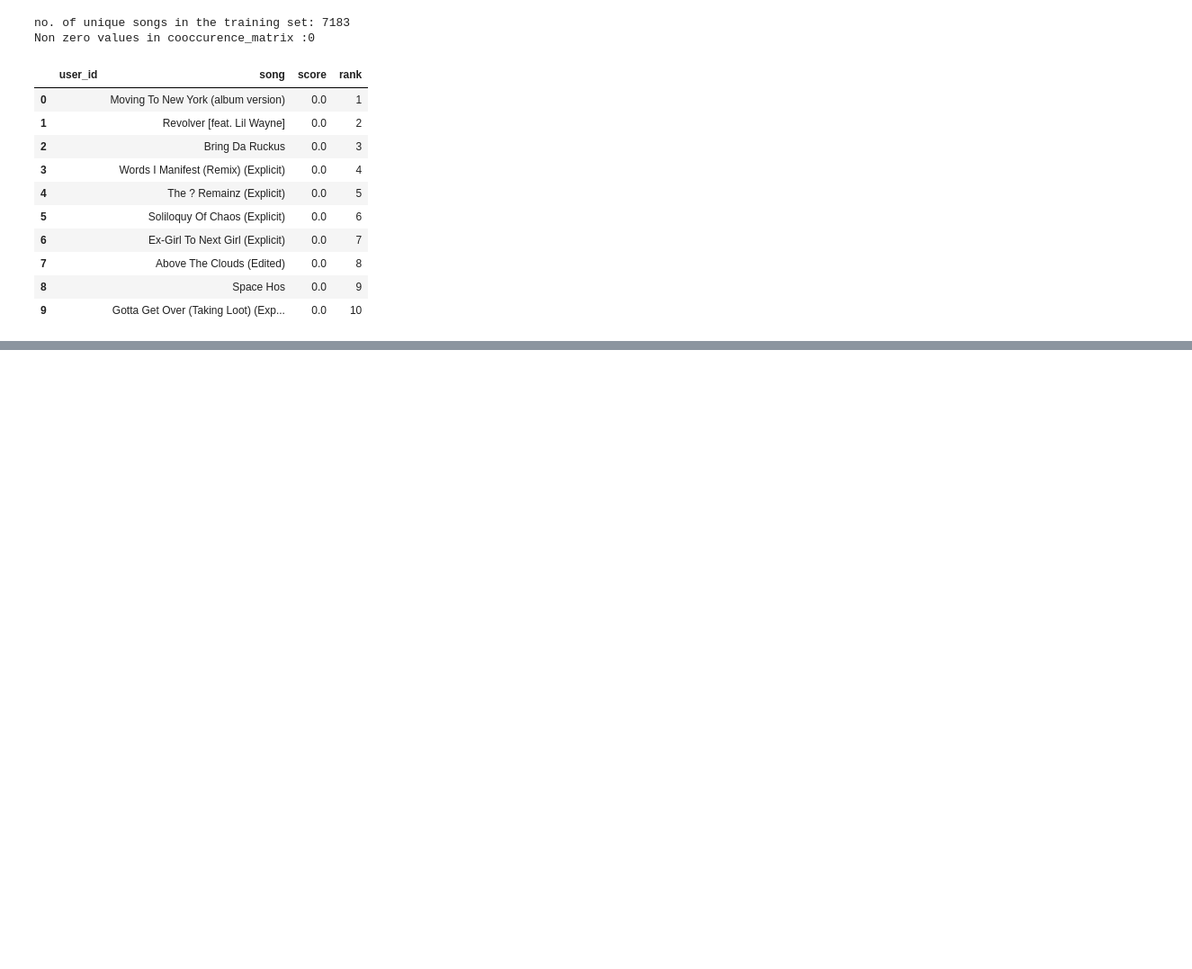
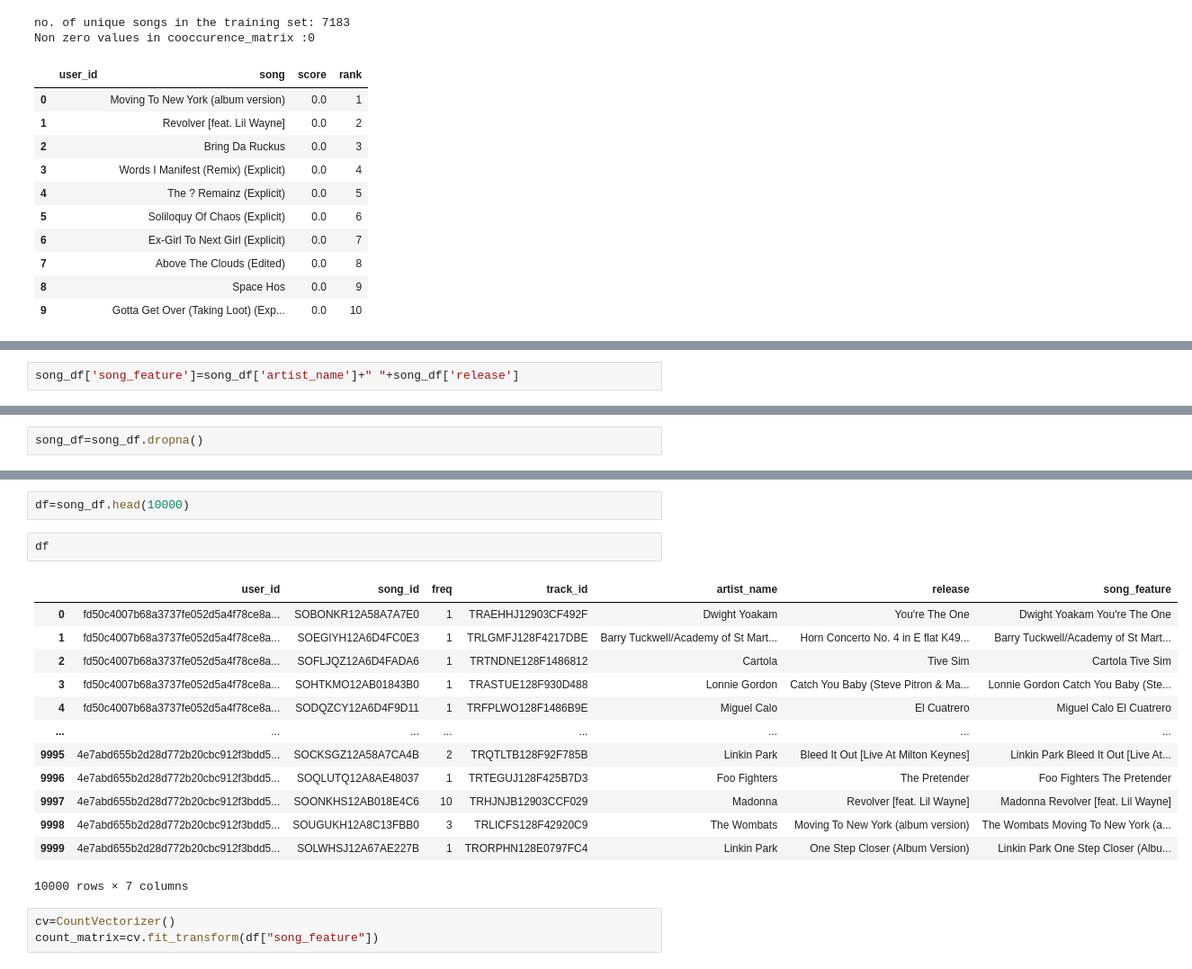
Before and after one commit to charithcherry/Innomatics_Internship_APR_21, a Jupyter notebook: Recommender System/Music_Rec_Sys.ipynb, the cells around one changed output, grey strips where cells are left out. Shown at 90% size. Drawn from its saved outputs; the diff is of its cells as text; blank space fills up the shorter version.

```diff
--- a/Recommender System/Music_Rec_Sys.ipynb
+++ b/Recommender System/Music_Rec_Sys.ipynb
@@ -711,0 +727,2 @@ Non zero values in cooccurence_matrix :0
+# %%
+song_df['song_feature']=song_df['artist_name']+" "+song_df['release']
@@ -711,0 +755,2 @@ Non zero values in cooccurence_matrix :0
+# %%
+song_df=song_df.dropna()
@@ -711,0 +769,21 @@ Non zero values in cooccurence_matrix :0
+# %%
+df=song_df.head(10000)
+# %%
+df
+# %% [output]
+|  | user_id | song_id | freq | track_id | artist_name | release | song_feature |
+| 0 | fd50c4007b68a3737fe052d5a4f78ce8a... | SOBONKR12A58A7A7E0 | 1 | TRAEHHJ12903CF492F | Dwight Yoakam | You're The One | Dwight Yoakam You're The One |
+| 1 | fd50c4007b68a3737fe052d5a4f78ce8a... | SOEGIYH12A6D4FC0E3 | 1 | TRLGMFJ128F4217DBE | Barry Tuckwell/Academy of St Mart... | Horn Concerto No. 4 in E flat K49... | Barry Tuckwell/Academy of St Mart... |
+| 2 | fd50c4007b68a3737fe052d5a4f78ce8a... | SOFLJQZ12A6D4FADA6 | 1 | TRTNDNE128F1486812 | Cartola | Tive Sim | Cartola Tive Sim |
+| 3 | fd50c4007b68a3737fe052d5a4f78ce8a... | SOHTKMO12AB01843B0 | 1 | TRASTUE128F930D488 | Lonnie Gordon | Catch You Baby (Steve Pitron & Ma... | Lonnie Gordon Catch You Baby (Ste... |
+| 4 | fd50c4007b68a3737fe052d5a4f78ce8a... | SODQZCY12A6D4F9D11 | 1 | TRFPLWO128F1486B9E | Miguel Calo | El Cuatrero | Miguel Calo El Cuatrero |
+| ... | ... | ... | ... | ... | ... | ... | ... |
+| 9995 | 4e7abd655b2d28d772b20cbc912f3bdd5... | SOCKSGZ12A58A7CA4B | 2 | TRQTLTB128F92F785B | Linkin Park | Bleed It Out [Live At Milton Keynes] | Linkin Park Bleed It Out [Live At... |
+| 9996 | 4e7abd655b2d28d772b20cbc912f3bdd5... | SOQLUTQ12A8AE48037 | 1 | TRTEGUJ128F425B7D3 | Foo Fighters | The Pretender | Foo Fighters The Pretender |
+| 9997 | 4e7abd655b2d28d772b20cbc912f3bdd5... | SOONKHS12AB018E4C6 | 10 | TRHJNJB12903CCF029 | Madonna | Revolver [feat. Lil Wayne] | Madonna Revolver [feat. Lil Wayne] |
+| 9998 | 4e7abd655b2d28d772b20cbc912f3bdd5... | SOUGUKH12A8C13FBB0 | 3 | TRLICFS128F42920C9 | The Wombats | Moving To New York (album version) | The Wombats Moving To New York (a... |
+| 9999 | 4e7abd655b2d28d772b20cbc912f3bdd5... | SOLWHSJ12A67AE227B | 1 | TRORPHN128E0797FC4 | Linkin Park | One Step Closer (Album Version) | Linkin Park One Step Closer (Albu... |
+10000 rows × 7 columns
+# %%
+cv=CountVectorizer()
+count_matrix=cv.fit_transform(df["song_feature"])
```
Also changed, not shown: parts of 14 cells of this notebook.
